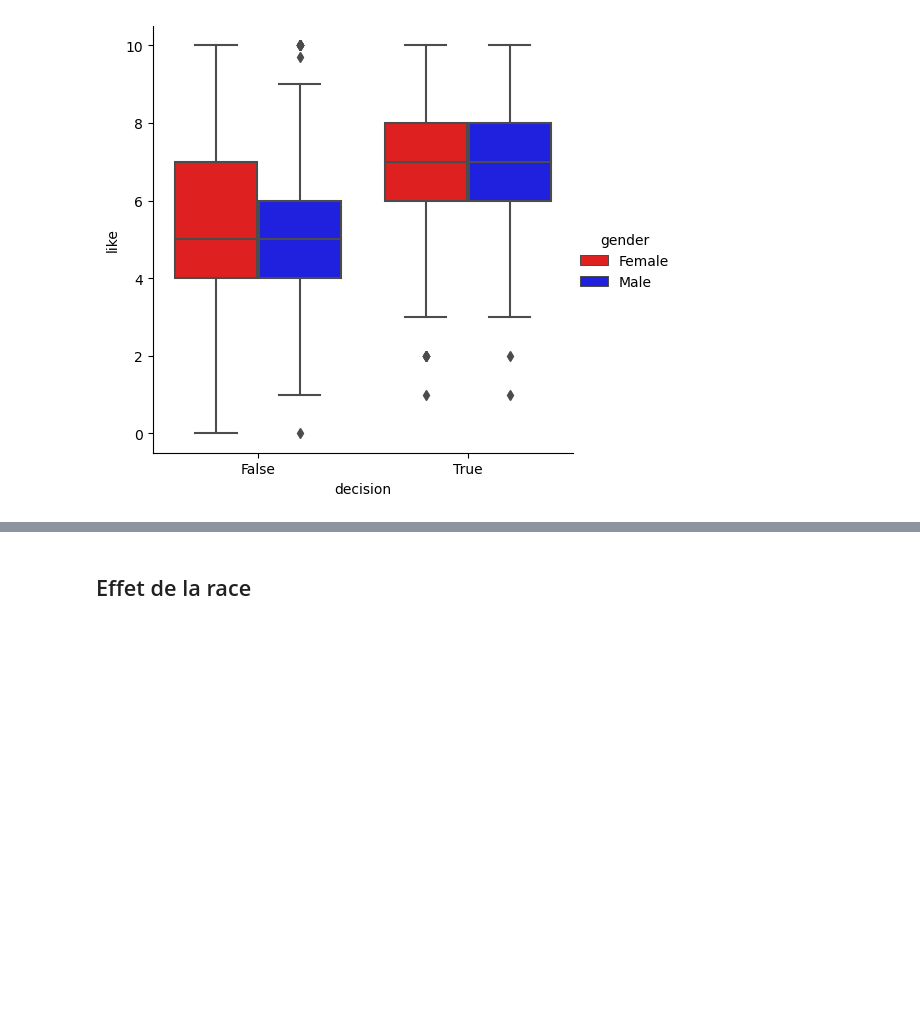
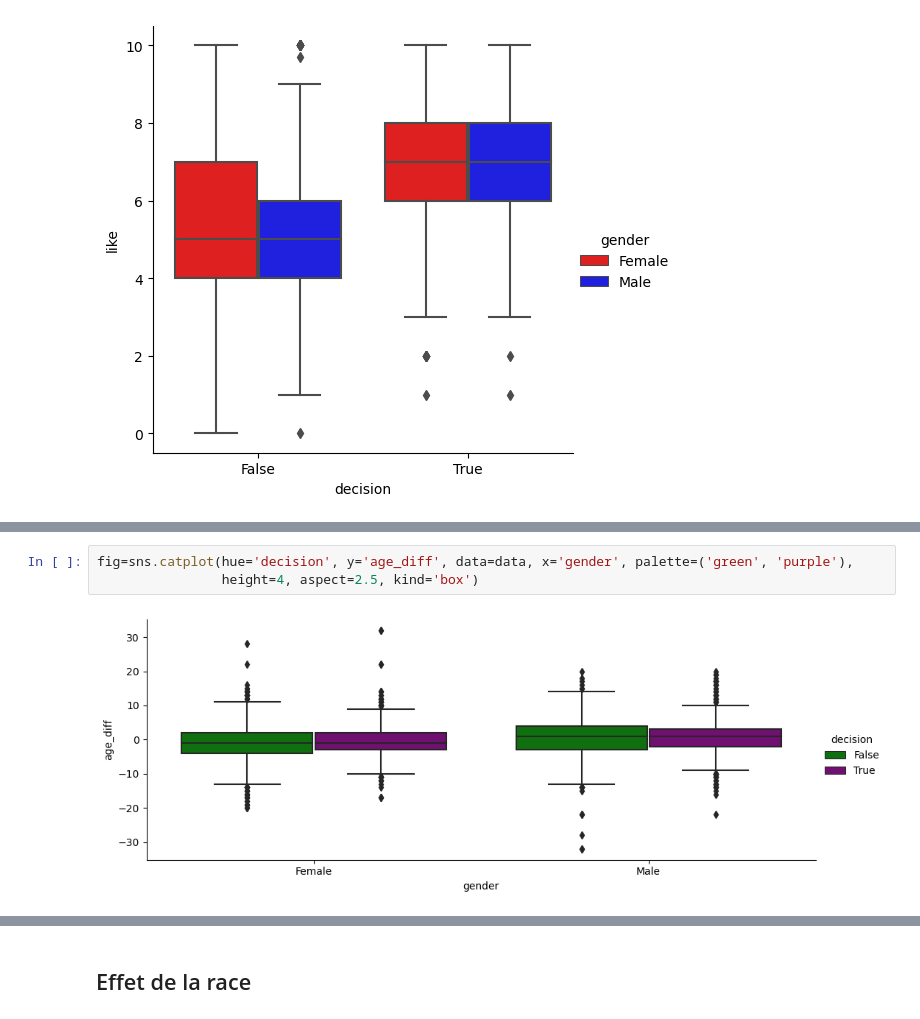
Before and after one commit to OFloyd/formation_greta, a Jupyter notebook: soutenance_17_02_speed_dating.ipynb, the cells around one changed output, grey strips where cells are left out. Cells and saved outputs as stored; diff of their text form; blank space fills up the shorter version.

```diff
--- a/soutenance_17_02_speed_dating.ipynb
+++ b/soutenance_17_02_speed_dating.ipynb
@@ -449,0 +472,5 @@ fig=sns.lmplot(x='age', y='age_diff', data=data[data['age'] < 40],
+# %%
+fig=sns.catplot(hue='decision', y='age_diff', data=data, x='gender', palette=('green', 'purple'),
+                height=4, aspect=2.5, kind='box')
+# %% [output]
+[figure, added]
```
Also changed, not shown: parts of 88 cells of this notebook.
